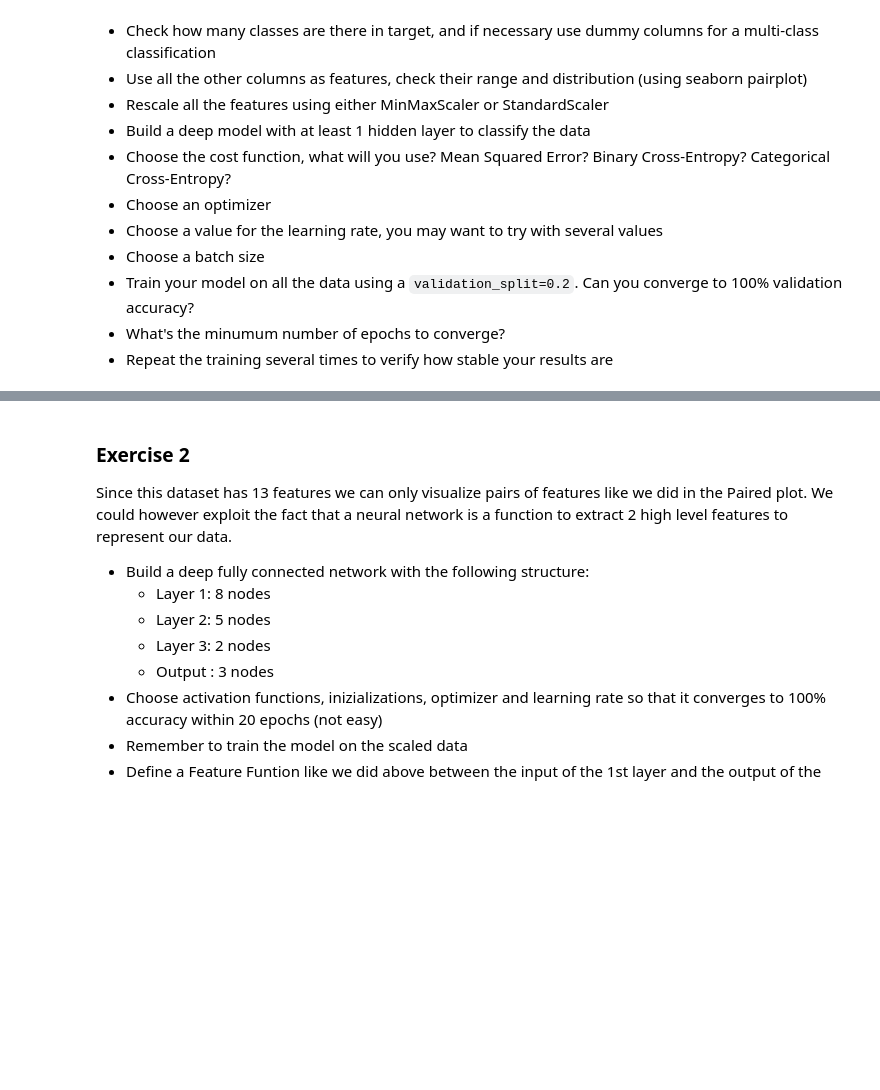
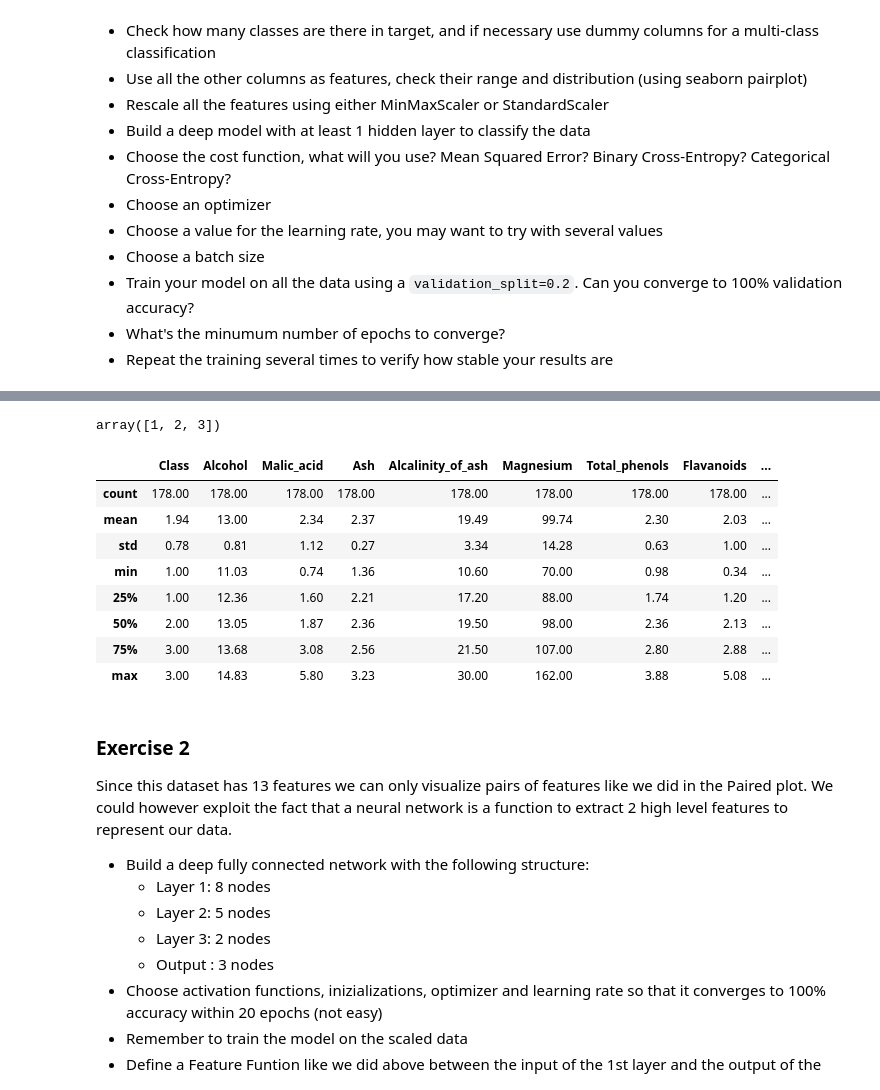
Before and after one commit to tetsu/zero-deep-learning, a Jupyter notebook: course/5 Gradient Descent.ipynb, the cells around one changed output, grey strips where cells are left out. Cells and saved outputs as stored; diff of their text form; code cells hidden in the pictures; blank space fills up the shorter version.

```diff
--- a/course/5 Gradient Descent.ipynb
+++ b/course/5 Gradient Descent.ipynb
@@ -489,3 +558,6 @@ You've just been hired at a wine company and they would like you to help them bu
 - Train your model on all the data using a `validation_split=0.2`. Can you converge to 100% validation accuracy?
 - What's the minumum number of epochs to converge?
 - Repeat the training several times to verify how stable your results are
+# %%
+df1 = pd.read_csv('../data/wines.csv')
+df1.head()
@@ -492,3 +571,19 @@ You've just been hired at a wine company and they would like you to help them bu
+# %%
+df1['Class'].unique()
+# %% [output]
+array([1, 2, 3])
+# %%
+df1.describe().round(2)
+# %% [output]
+|  | Class | Alcohol | Malic_acid | Ash | Alcalinity_of_ash | Magnesium | Total_phenols | Flavanoids | ... |
+| count | 178.00 | 178.00 | 178.00 | 178.00 | 178.00 | 178.00 | 178.00 | 178.00 | ... |
+| mean | 1.94 | 13.00 | 2.34 | 2.37 | 19.49 | 99.74 | 2.30 | 2.03 | ... |
+| std | 0.78 | 0.81 | 1.12 | 0.27 | 3.34 | 14.28 | 0.63 | 1.00 | ... |
+| min | 1.00 | 11.03 | 0.74 | 1.36 | 10.60 | 70.00 | 0.98 | 0.34 | ... |
+| 25% | 1.00 | 12.36 | 1.60 | 2.21 | 17.20 | 88.00 | 1.74 | 1.20 | ... |
+| 50% | 2.00 | 13.05 | 1.87 | 2.36 | 19.50 | 98.00 | 2.36 | 2.13 | ... |
+| 75% | 3.00 | 13.68 | 3.08 | 2.56 | 21.50 | 107.00 | 2.80 | 2.88 | ... |
+| max | 3.00 | 14.83 | 5.80 | 3.23 | 30.00 | 162.00 | 3.88 | 5.08 | ... |
 # %% [markdown]
 ### Exercise 2
 
```
Also changed, not shown: parts of 22 cells of this notebook, 1 other file.
